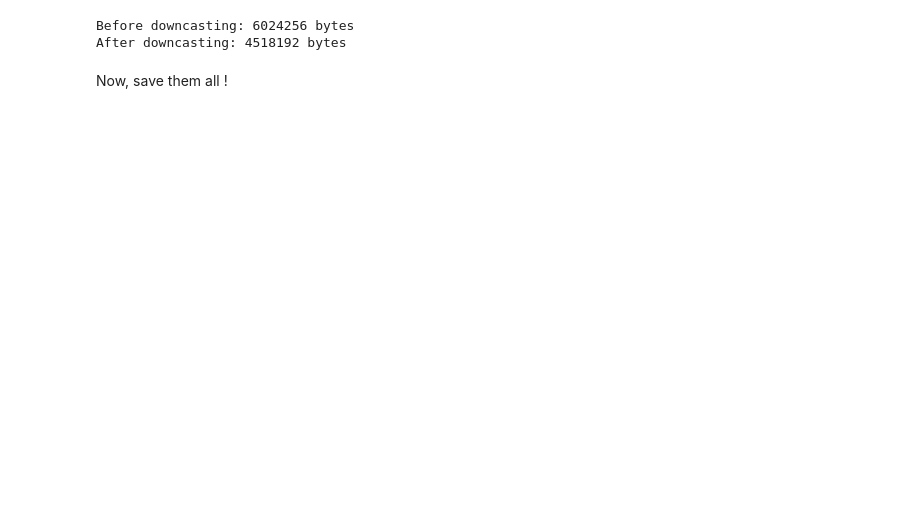
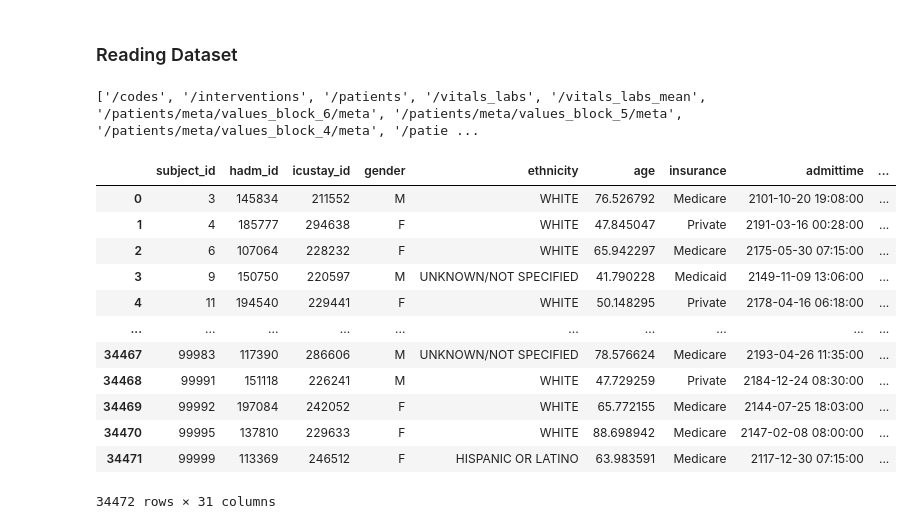
Before and after one commit to hoangziet/Regression_Approach_for_Hospital_Stay, a Jupyter notebook: DATA/data_exploring.ipynb, the cells around one changed output. Saved outputs shown, nothing was run; the diff lists cells and outputs as text; code cells hidden in the pictures; blank space fills up the shorter version.

Commit message:
Cleaning dataset

```diff
--- a/DATA/data_exploring.ipynb
+++ b/DATA/data_exploring.ipynb
@@ -367,15 +7,0 @@ icustays_df.head()
-# %%
-print("Before downcasting:", icustays_df.memory_usage(deep=True).sum(), "bytes")
-
-# Data Compression through Type Conversion (downcasting)
-icustays_df['subject_id'] = icustays_df['subject_id'].astype('uint32')
-icustays_df['hadm_id'] = icustays_df['hadm_id'].astype('uint32')
-icustays_df['stay_id'] = icustays_df['stay_id'].astype('uint32')
-icustays_df['los_icu'] = icustays_df['los_icu'].astype('float32')
-
-print("After downcasting:", icustays_df.memory_usage(deep=True).sum(), "bytes")
-# %% [output]
-Before downcasting: 6024256 bytes
-After downcasting: 4518192 bytes
-# %% [markdown]
-Now, save them all !
@@ -385,0 +8,25 @@ icustays_df.to_csv('./cleaned/icustays_cleaned.csv', index=False)
+# %% [markdown]
+### Reading Dataset
+# %%
+with pd.HDFStore('raw/all_hourly_data.h5') as store:
+    print(store.keys())
+# %% [output]
+['/codes', '/interventions', '/patients', '/vitals_labs', '/vitals_labs_mean', '/patients/meta/values_block_6/meta', '/patients/meta/values_block_5/meta', '/patients/meta/values_block_4/meta', '/patie ...
+# %%
+patients = pd.read_hdf('raw/all_hourly_data.h5', '/patients')
+patients = patients.reset_index()
+patients
+# %% [output]
+|  | subject_id | hadm_id | icustay_id | gender | ethnicity | age | insurance | admittime | ... |
+| 0 | 3 | 145834 | 211552 | M | WHITE | 76.526792 | Medicare | 2101-10-20 19:08:00 | ... |
+| 1 | 4 | 185777 | 294638 | F | WHITE | 47.845047 | Private | 2191-03-16 00:28:00 | ... |
+| 2 | 6 | 107064 | 228232 | F | WHITE | 65.942297 | Medicare | 2175-05-30 07:15:00 | ... |
+| 3 | 9 | 150750 | 220597 | M | UNKNOWN/NOT SPECIFIED | 41.790228 | Medicaid | 2149-11-09 13:06:00 | ... |
+| 4 | 11 | 194540 | 229441 | F | WHITE | 50.148295 | Private | 2178-04-16 06:18:00 | ... |
+| ... | ... | ... | ... | ... | ... | ... | ... | ... | ... |
+| 34467 | 99983 | 117390 | 286606 | M | UNKNOWN/NOT SPECIFIED | 78.576624 | Medicare | 2193-04-26 11:35:00 | ... |
+| 34468 | 99991 | 151118 | 226241 | M | WHITE | 47.729259 | Private | 2184-12-24 08:30:00 | ... |
+| 34469 | 99992 | 197084 | 242052 | F | WHITE | 65.772155 | Medicare | 2144-07-25 18:03:00 | ... |
+| 34470 | 99995 | 137810 | 229633 | F | WHITE | 88.698942 | Medicare | 2147-02-08 08:00:00 | ... |
+| 34471 | 99999 | 113369 | 246512 | F | HISPANIC OR LATINO | 63.983591 | Medicare | 2117-12-30 07:15:00 | ... |
+34472 rows × 31 columns
```
Also changed, not shown: parts of 65 cells of this notebook, 9 other files.
